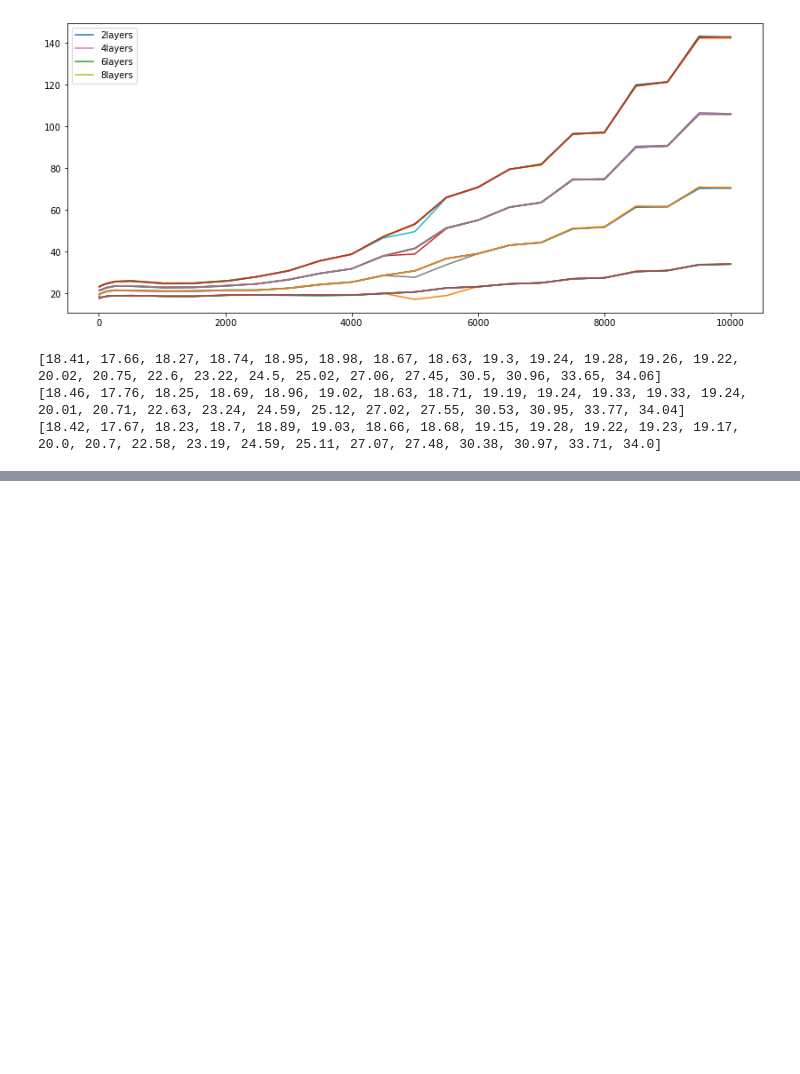
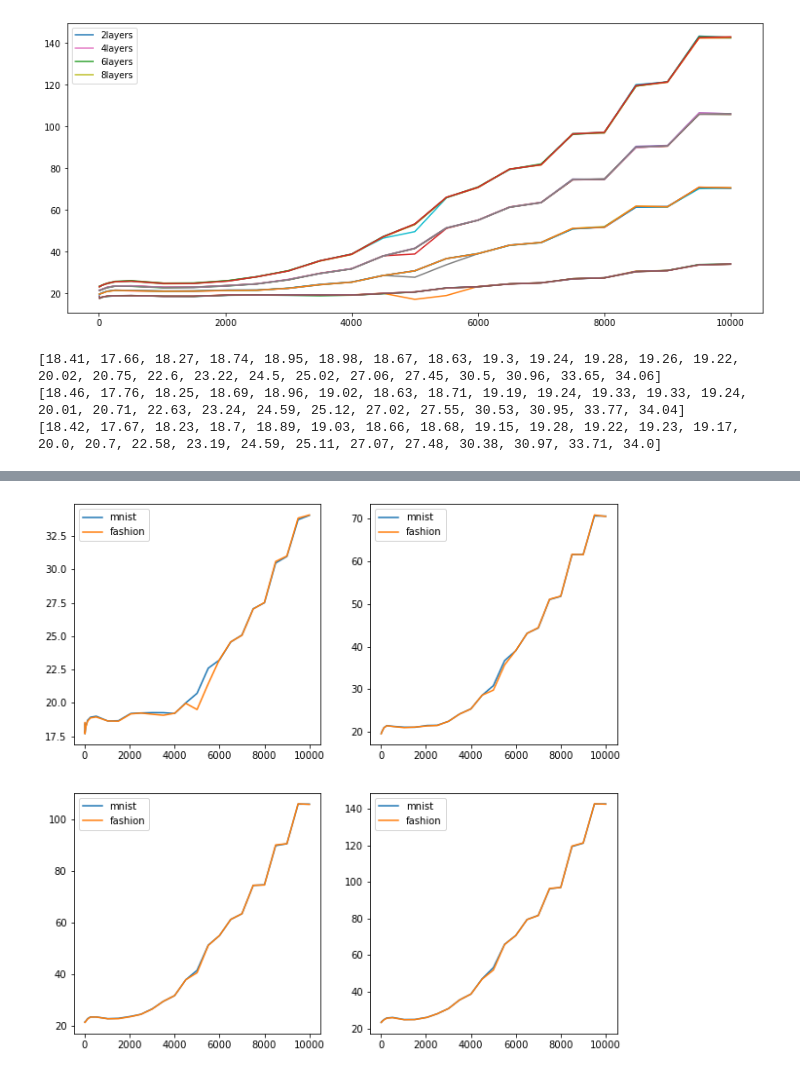
Before and after one commit to toelt-llc/TOELT-tfrabbit, a Jupyter notebook: code/notebooks/plot_results.ipynb, the cells around one changed output, grey strips where cells are left out. Drawn from its saved outputs; the diff is of its cells as text; code cells hidden in the pictures; blank space fills up the shorter version.

Commit message:
mnist vs fashion average plot
(no difference)

```diff
--- a/code/notebooks/plot_results.ipynb
+++ b/code/notebooks/plot_results.ipynb
@@ -372,0 +366,6 @@ print(dict1['1'][12])
+# %%
+## Average of the 3 batch2 sets for 2layers :
+avg_batch2_2layers = []
+for i in range(len(dict1['1'])):
+    avg_batch2_2layers.append((dict1['1'][i] + dict2['1'][i] + dict3['1'][i])/3)
+avg_batch2_2layers
@@ -437,9 +473,26 @@ print(bict3['1'])
 # %%
+# Processing the averages of the 3 runs for the 4different amount of layers :
+# for the batch_3
 bic_avg = {'1':[], '2':[], '3':[], '4':[]}
 for i in range(len(bict1['1'])):
     bic_avg['1'].append((bict1['1'][i]+bict2['1'][i]+bict3['1'][i])/3)
     bic_avg['2'].append((bict1['2'][i]+bict2['2'][i]+bict3['2'][i])/3)
     bic_avg['3'].append((bict1['3'][i]+bict2['3'][i]+bict3['3'][i])/3)
     bic_avg['4'].append((bict1['4'][i]+bict2['4'][i]+bict3['4'][i])/3)
 
-#bic_avg
+# for the batch_2, I didn't have these averages yet
+dic_avg = {'1':[], '2':[], '3':[], '4':[]}
+for i in range(len(dict1['1'])):
+    dic_avg['1'].append((dict1['1'][i]+dict2['1'][i]+dict3['1'][i])/3)
+    dic_avg['2'].append((dict1['2'][i]+dict2['2'][i]+dict3['2'][i])/3)
+    dic_avg['3'].append((dict1['3'][i]+dict2['3'][i]+dict3['3'][i])/3)
+    dic_avg['4'].append((dict1['4'][i]+dict2['4'][i]+dict3['4'][i])/3)
+
+fig = plt.figure(figsize=(10,10))
+for i in range(4):
+    ax = fig.add_subplot(221 + i)
+    plt.plot(batch2_neurons, bic_avg[str(i+1)], label = 'mnist')
+    plt.plot(batch2_neurons, dic_avg[str(i+1)], label = 'fashion')
+    plt.legend()
+# %% [output]
+[figure, added]
```
Also changed, not shown: parts of 5 cells of this notebook, 5 other files.
